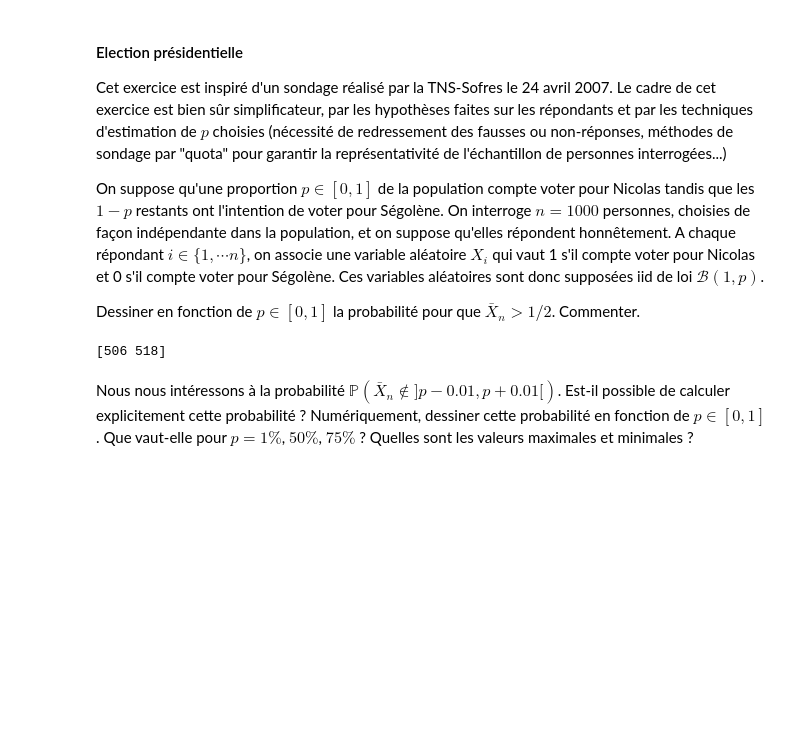
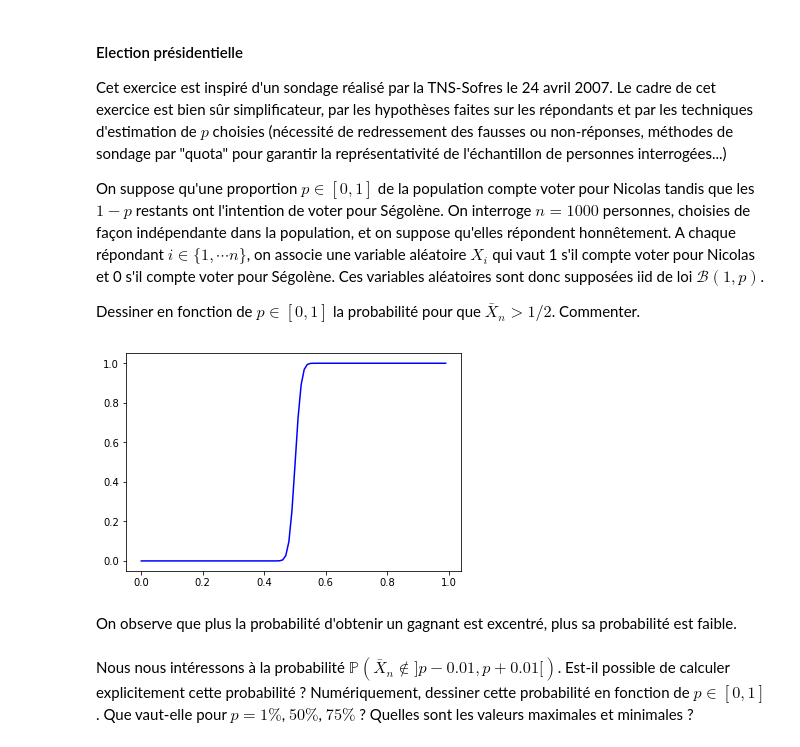
Before and after one commit to Caucorico/ESIPE, a Jupyter notebook: Math/TP-01/TP1-etudiants.ipynb, the cells around one changed output. Saved outputs shown, nothing was run; the diff lists cells and outputs as text; code cells hidden in the pictures; blank space fills up the shorter version.

```diff
--- a/Math/TP-01/TP1-etudiants.ipynb
+++ b/Math/TP-01/TP1-etudiants.ipynb
@@ -972,13 +972,19 @@ On suppose qu'une proportion $p\in [0,1]$ de la population compte voter pour Nic
 interroge $n=1000$ personnes, choisies de façon indépendante dans la population, et on suppose qu'elles répondent honnêtement. A chaque répondant $i\in \{ 1,\cdots n\}$, on associe une variable aléatoire $X_i$ qui vaut 1 s'il compte voter pour Nicolas et 0 s'il compte voter pour Ségolène. Ces variables aléatoires sont donc supposées iid de loi $\mathcal{B}(1,p)$.
 
 Dessiner en fonction de $p\in [0,1]$ la probabilité pour que $\bar{X}_n>1/2$. Commenter.
-# %%
-p = 0.5
-n = 1000
-
-binomial = sps.binom.rvs(n, 0.51, size=1)
-print(binomial)
-# %% [output]
-[506 518]
+# %%
+n = 1000
+proba = []
+
+for i in range(0, 100):
+    p = 0.01*i
+    proba.append(sps.binom.sf(n/2, n, p))
+
+plt.plot(np.arange(0, 1, 0.01), proba, "b")
+plt.show()
+# %% [output]
+[figure, added]
+# %% [markdown]
+On observe que plus la probabilité d'obtenir un gagnant est excentré, plus sa probabilité est faible.
 # %% [markdown]
 Nous nous intéressons à la probabilité $\mathbb{P}(\bar{X}_n\notin ] p- 0.01,p+0.01[)$. Est-il possible de calculer explicitement cette probabilité ? Numériquement, dessiner cette probabilité en fonction de $p\in [0,1]$. Que vaut-elle pour $p=1\%$, $50\%$, $75\%$ ? Quelles sont les valeurs maximales et minimales ?
```
Also changed, not shown: parts of 2 cells of this notebook.
